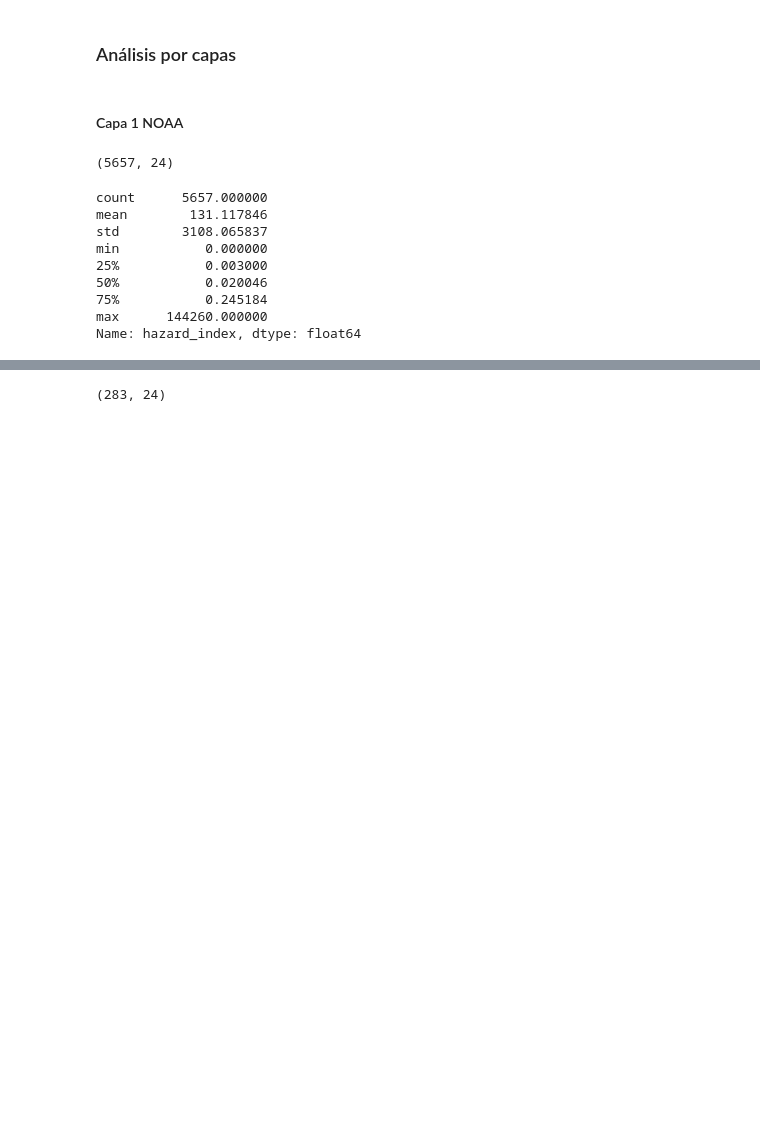
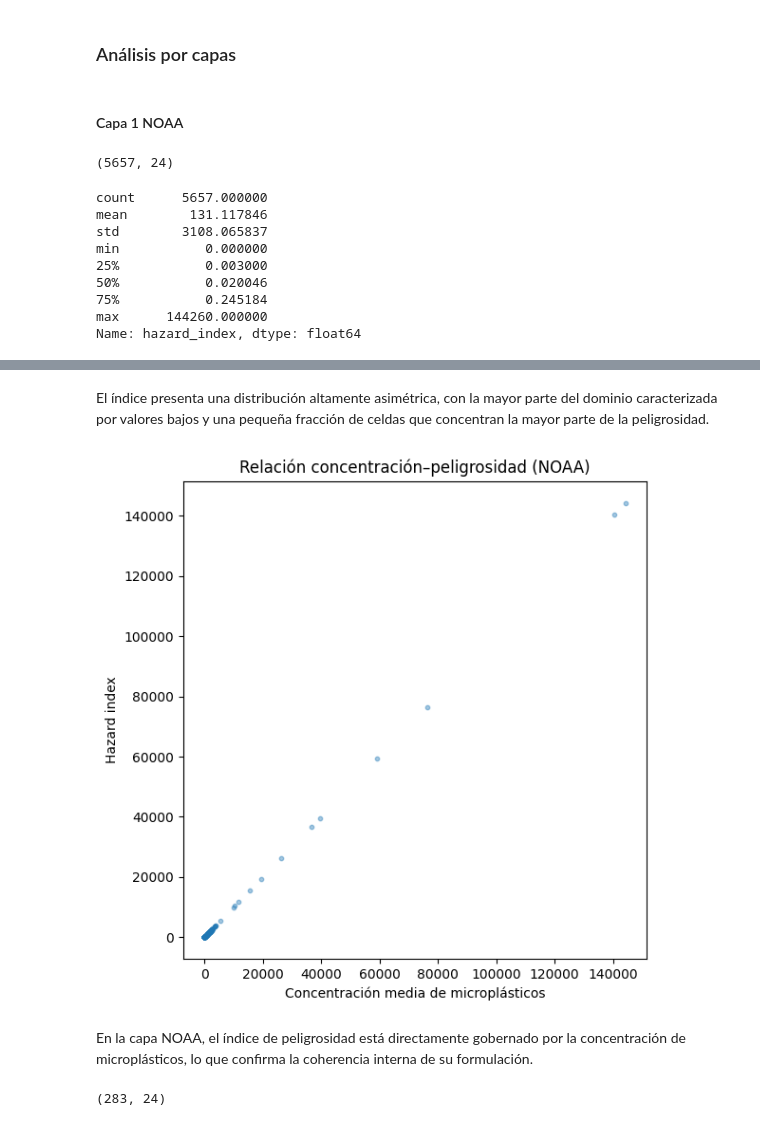
Before and after one commit to 4GeeksAcademy/loreykil_proyecto_final, a Jupyter notebook: Análisis_capas_grilla.ipynb, the cells around one changed output, grey strips where cells are left out. Drawn from its saved outputs; the diff is of its cells as text; code cells hidden in the pictures; blank space fills up the shorter version.

Commit message:
Análisis por capas + gráficos

```diff
--- a/Análisis_capas_grilla.ipynb
+++ b/Análisis_capas_grilla.ipynb
@@ -453,3 +478,23 @@ Name: hazard_index, dtype: float64
+# %% [markdown]
+El índice presenta una distribución altamente asimétrica, con la mayor parte del dominio caracterizada por valores bajos y una pequeña fracción de celdas que concentran la mayor parte de la peligrosidad.
+# %%
+# Concentración vs. índice
+plt.figure(figsize=(6, 6))
+plt.scatter(
+    noaa_df["mp_mean_concentration"],
+    noaa_df["hazard_index"],
+    alpha=0.4,
+    s=10
+)
+plt.xlabel("Concentración media de microplásticos")
+plt.ylabel("Hazard index")
+plt.title("Relación concentración–peligrosidad (NOAA)")
+plt.tight_layout()
+plt.show()
+# %% [output]
+[figure, added]
+# %% [markdown]
+En la capa NOAA, el índice de peligrosidad está directamente gobernado por la concentración de microplásticos, lo que confirma la coherencia interna de su formulación.
 # %%
 # Identificación de Hotspots
 threshold = noaa_df["hazard_index"].quantile(0.95)
```
Also changed, not shown: parts of 34 cells of this notebook.
